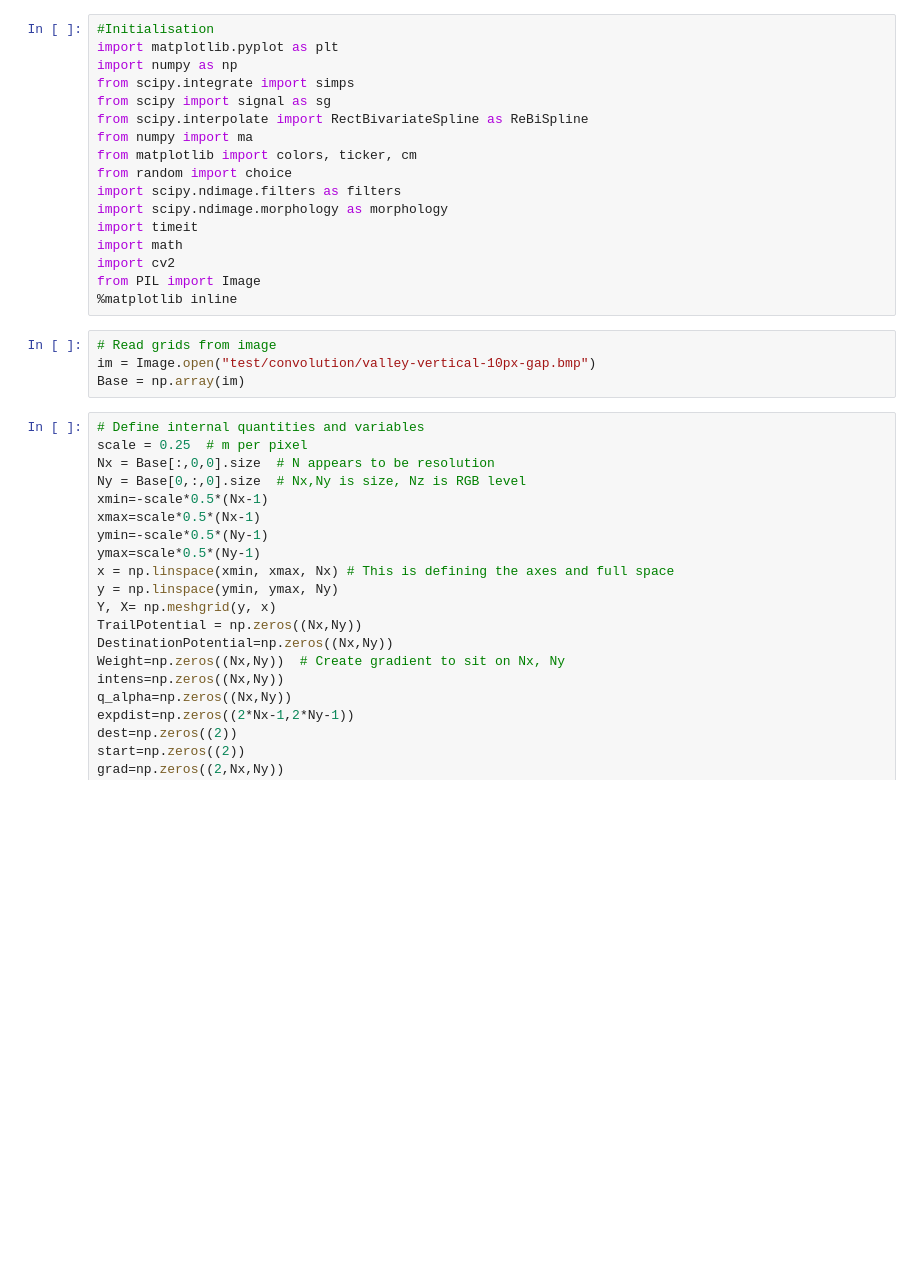
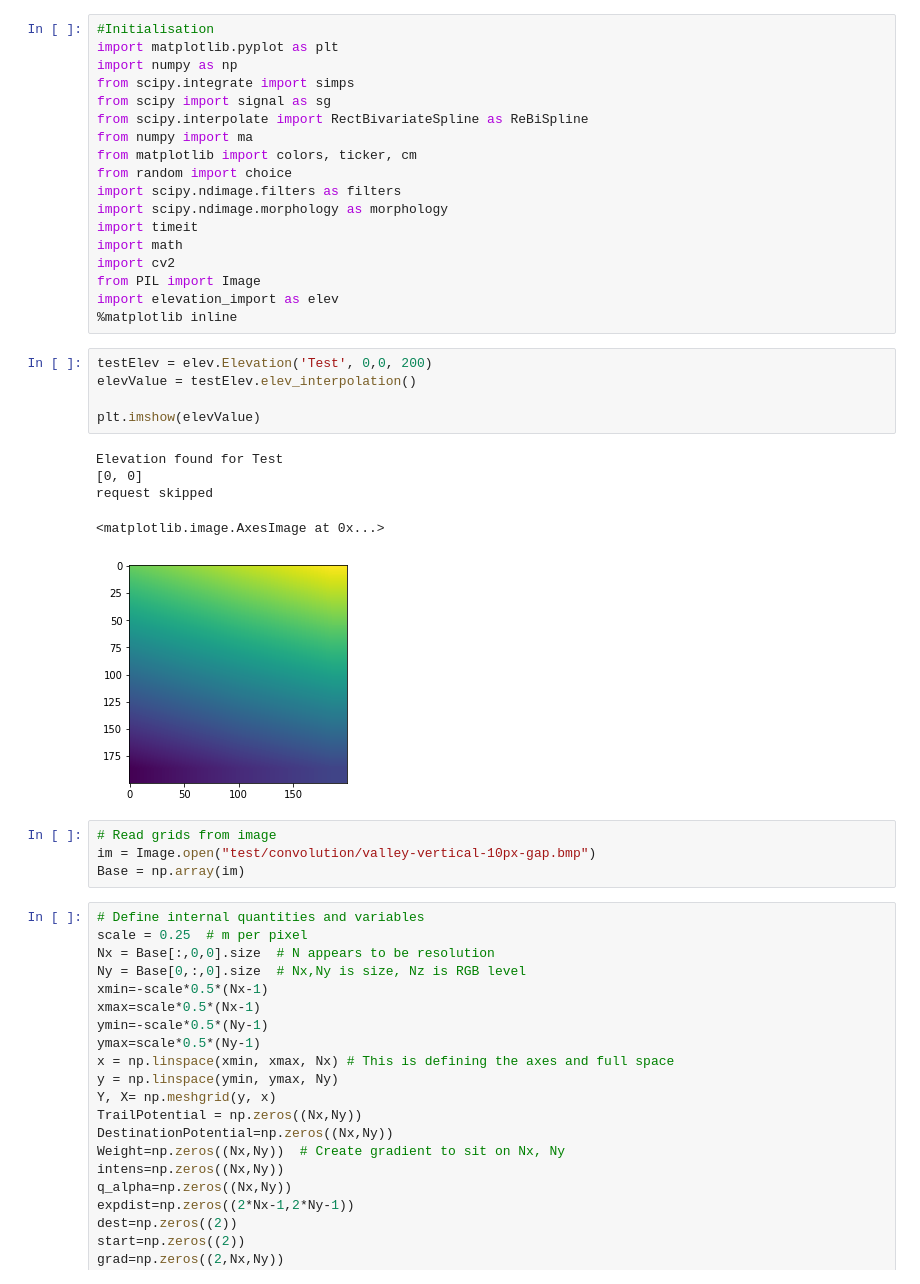
Before and after one commit to Misiek957/ActiveWalkerModelSimulation, a Jupyter notebook: ActiveWalkerModel.ipynb, the cells around one changed output. Drawn from its saved outputs; the diff is of its cells as text; blank space fills up the shorter version.

Commit message:
Sprint 4 - Integration of elevation retreival into the simulation

```diff
--- a/ActiveWalkerModel.ipynb
+++ b/ActiveWalkerModel.ipynb
@@ -14,7 +14,19 @@ import timeit
 import math
 import cv2
 from PIL import Image
+import elevation_import as elev
 %matplotlib inline
+# %%
+testElev = elev.Elevation('Test', 0,0, 200)
+elevValue = testElev.elev_interpolation()
+
+plt.imshow(elevValue)
+# %% [output]
+Elevation found for Test
+[0, 0]
+request skipped
+<matplotlib.image.AxesImage at 0x...>
+[figure, added]
 # %%
 # Read grids from image
 im = Image.open("test/convolution/valley-vertical-10px-gap.bmp")
```
Also changed, not shown: parts of 6 cells of this notebook, 1 other file.
